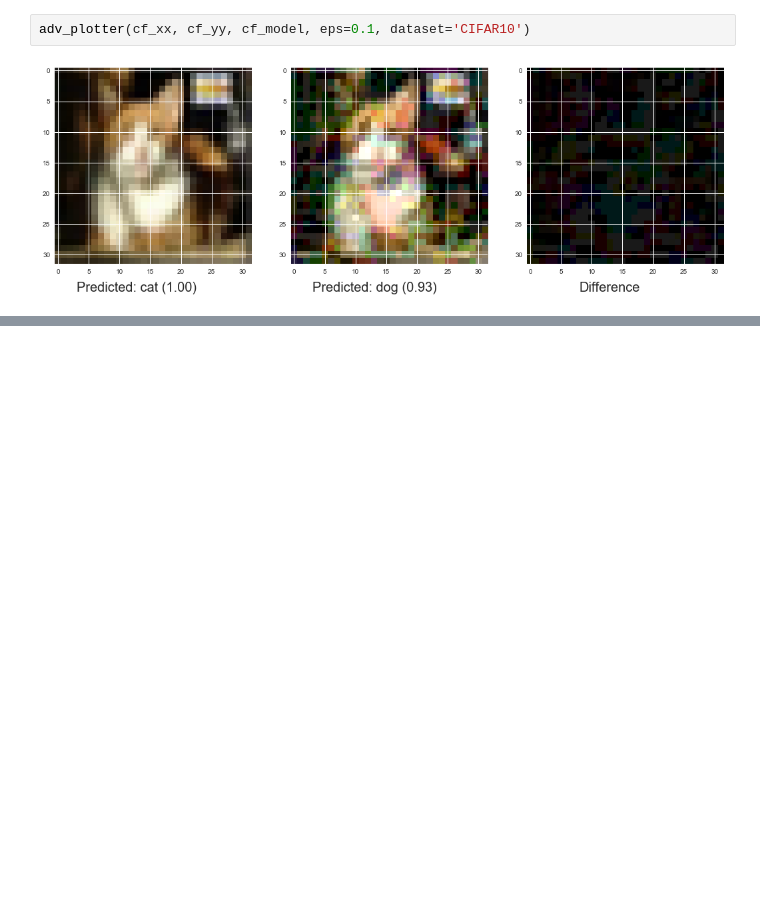
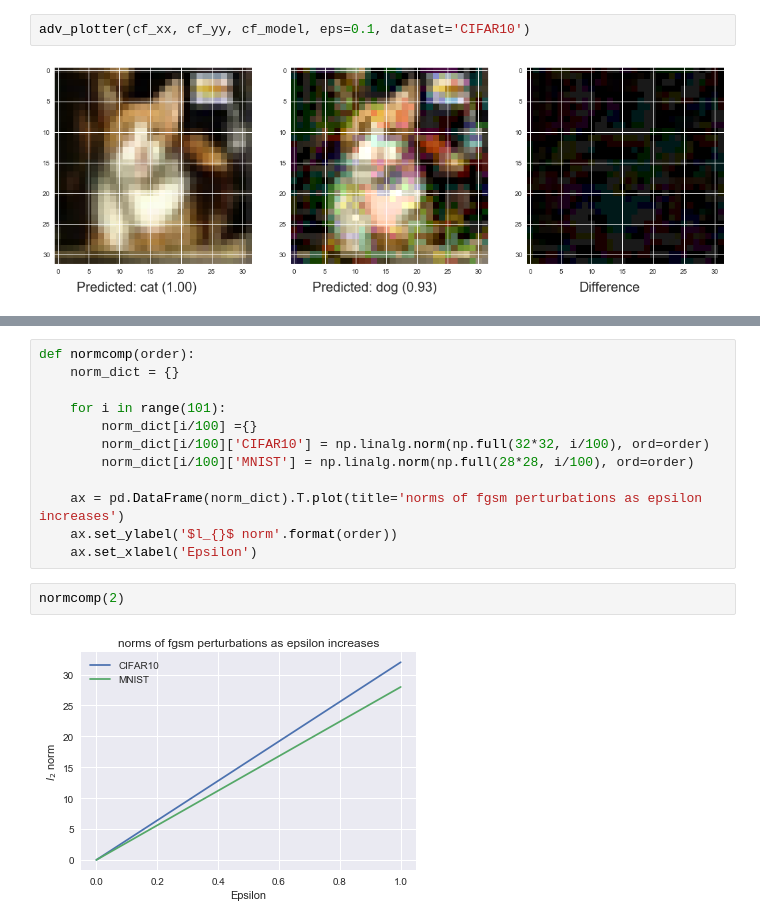
Before and after one commit to James-Brooke/Study, a Jupyter notebook: PyTorch/Adversarial attacks.ipynb, the cells around one changed output, grey strips where cells are left out. Drawn from its saved outputs; the diff is of its cells as text; blank space fills up the shorter version.

```diff
--- a/PyTorch/Adversarial attacks.ipynb
+++ b/PyTorch/Adversarial attacks.ipynb
@@ -394,0 +417,16 @@ df.plot(x='epsilon', figsize=(20,10), title='Accuracy of network on MNIST test s
+# %%
+def normcomp(order):
+    norm_dict = {}
+
+    for i in range(101):
+        norm_dict[i/100] ={}
+        norm_dict[i/100]['CIFAR10'] = np.linalg.norm(np.full(32*32, i/100), ord=order)
+        norm_dict[i/100]['MNIST'] = np.linalg.norm(np.full(28*28, i/100), ord=order)
+
+    ax = pd.DataFrame(norm_dict).T.plot(title='norms of fgsm perturbations as epsilon increases')
+    ax.set_ylabel('$l_{}$ norm'.format(order))
+    ax.set_xlabel('Epsilon')
+# %%
+normcomp(2)
+# %% [output]
+[figure, added]
```
Also changed, not shown: parts of 18 cells of this notebook.
